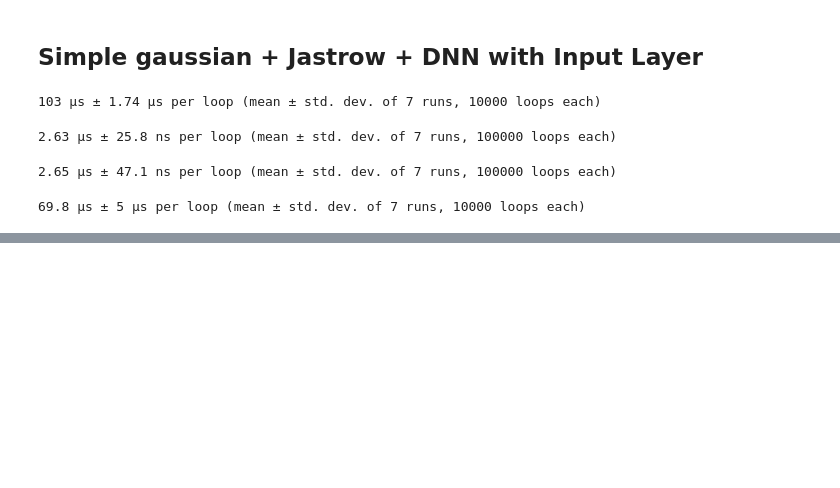
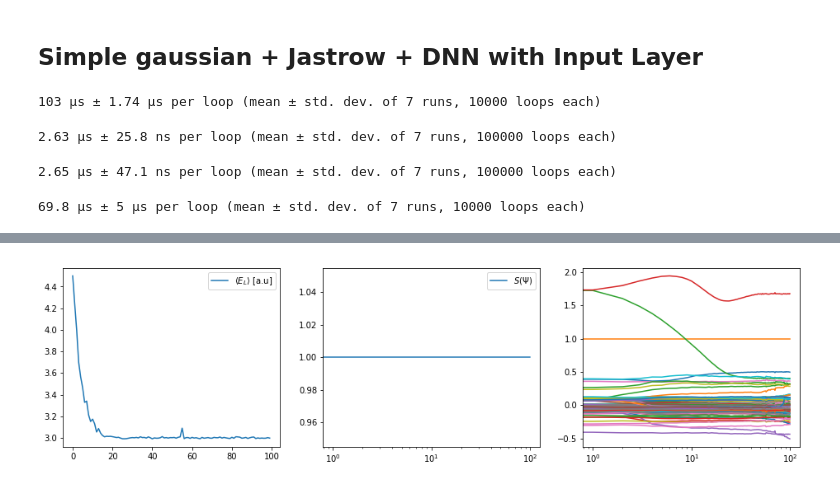
Before and after one commit to bsamseth/qflow, a Jupyter notebook: scripts/Quantum-dots-results.ipynb, the cells around one changed output, grey strips where cells are left out. Cells and saved outputs as stored; diff of their text form; code cells hidden in the pictures; blank space fills up the shorter version.

```diff
--- a/scripts/Quantum-dots-results.ipynb
+++ b/scripts/Quantum-dots-results.ipynb
@@ -649,3 +648,7 @@ plot_training(psi_energies_sym, psi_symmetries_sym, np.array(psi_parameters_sym)
+# %%
+plot_training(psi_energies[-100:], psi_symmetries[-100:], np.array(psi_parameters[-100:])[:, :100])
+# %% [output]
+[figure, added]
 # %%
 compute_statistics_for_series(
     [H1.local_energy(psi_sampler.next_configuration(), psi) for _ in range(2 ** 21)],
```
Also changed, not shown: parts of 3 cells of this notebook.
